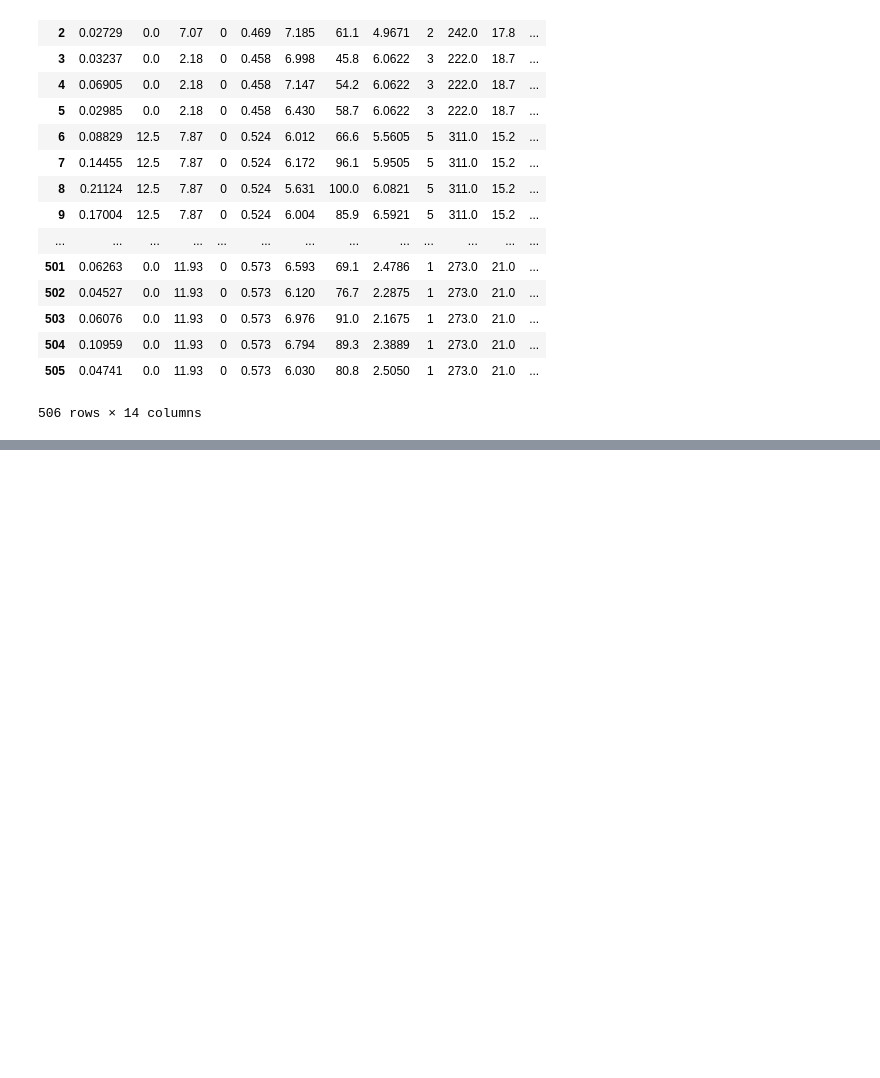
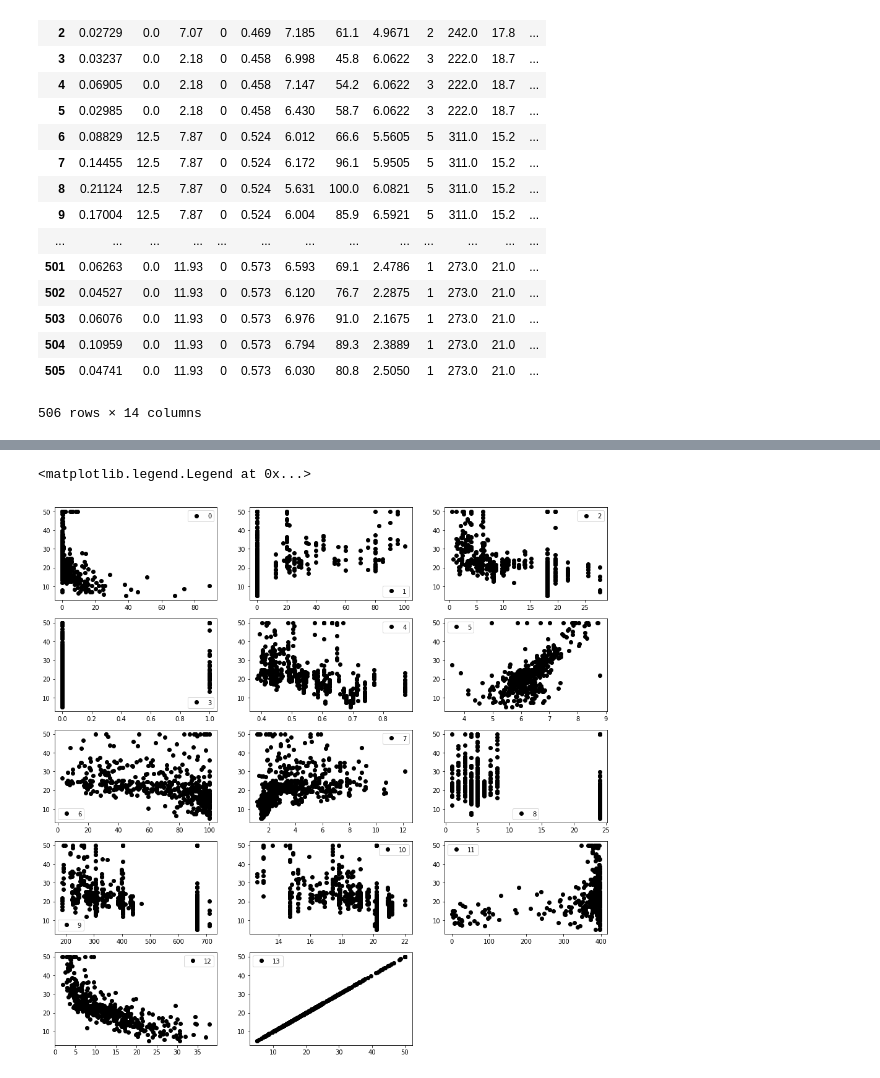
Before and after one commit to erickgrm/machine-learning, a Jupyter notebook: tareas/tarea3/problema1_t2.ipynb, the cells around one changed output, grey strips where cells are left out. Saved outputs shown, nothing was run; the diff lists cells and outputs as text; code cells hidden in the pictures; blank space fills up the shorter version.

```diff
--- a/tareas/tarea3/problema1_t2.ipynb
+++ b/tareas/tarea3/problema1_t2.ipynb
@@ -53,0 +80,14 @@ y = np.array(numdata[0:,-1])
+# %%
+gs = plt.GridSpec(5,3)
+fig = plt.figure(figsize=(16,16))
+for i in range(0,4):
+    for j in range(0,3):
+        fig.add_subplot(gs[i,j]).plot(X[0:,(3*i)+j], y, 'ko', label = (3*i)+j)
+        plt.legend()
+fig.add_subplot(gs[4,0]).plot(X[0:,12], y, 'ko', label = 12)
+plt.legend()
+fig.add_subplot(gs[4,1]).plot(y, y, 'ko', label = 13)
+plt.legend()
+# %% [output]
+<matplotlib.legend.Legend at 0x...>
+[figure, added]
```
Also changed, not shown: parts of 4 cells of this notebook, 1 other file.
